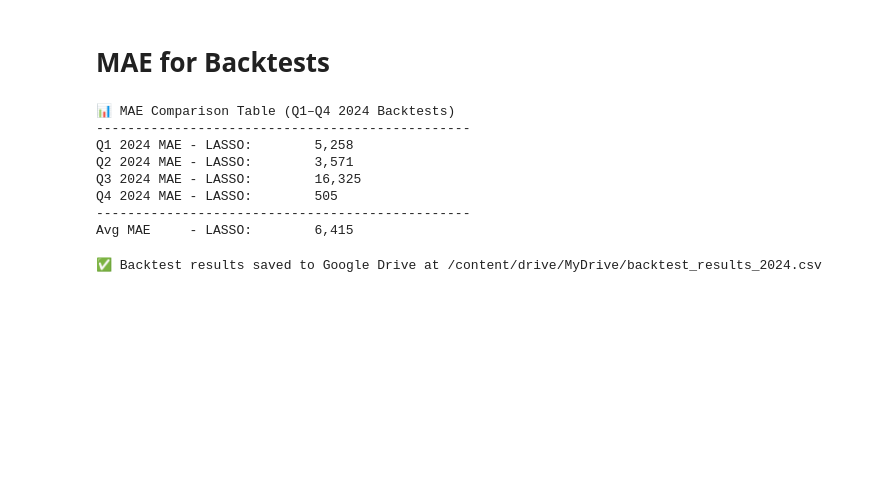
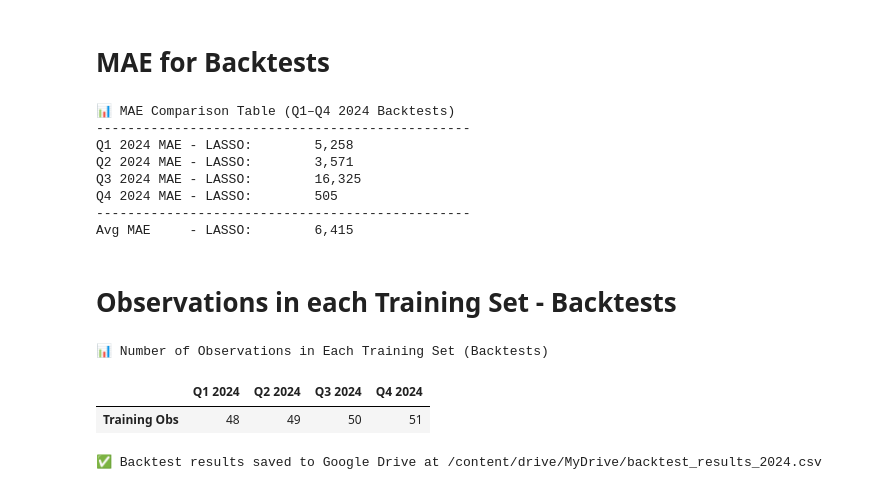
Before and after one commit to ccspen21/greenland-fishery-nowcast-2025, a Jupyter notebook: model_fitting_diagnostics.ipynb, the cells around one changed output. Cells and saved outputs as stored; diff of their text form; code cells hidden in the pictures; blank space fills up the shorter version.

```diff
--- a/model_fitting_diagnostics.ipynb
+++ b/model_fitting_diagnostics.ipynb
@@ -687,6 +658,32 @@ Q3 2024 MAE - LASSO:        16,325
 Q4 2024 MAE - LASSO:        505
 ------------------------------------------------
 Avg MAE     - LASSO:        6,415
+# %% [markdown]
+# Observations in each Training Set - Backtests
+# %%
+import pandas as pd
+
+# Training set sizes
+n_train_q1 = X_train_q1.shape[0]
+n_train_q2 = X_train_q2.shape[0]
+n_train_q3 = X_train_q3.shape[0]
+n_train_q4 = X_train_q4.shape[0]
+
+# Create a wide-format DataFrame with row labels
+train_obs_summary_transposed = pd.DataFrame({
+    "Q1 2024": [n_train_q1],
+    "Q2 2024": [n_train_q2],
+    "Q3 2024": [n_train_q3],
+    "Q4 2024": [n_train_q4]
+}, index=["Training Obs"])
+
+# Display
+print("📊 Number of Observations in Each Training Set (Backtests)")
+display(train_obs_summary_transposed)
+# %% [output]
+📊 Number of Observations in Each Training Set (Backtests)
+|  | Q1 2024 | Q2 2024 | Q3 2024 | Q4 2024 |
+| Training Obs | 48 | 49 | 50 | 51 |
 # %%
 # Save Backtest Results to Google Drive
 import pandas as pd
```
Also changed, not shown: parts of 7 cells of this notebook.
